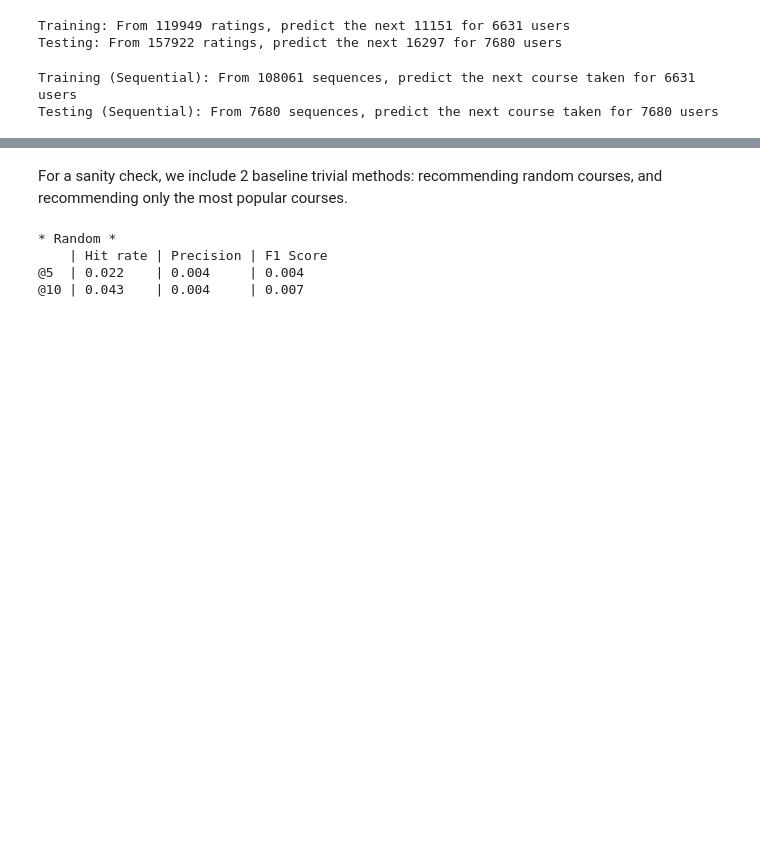
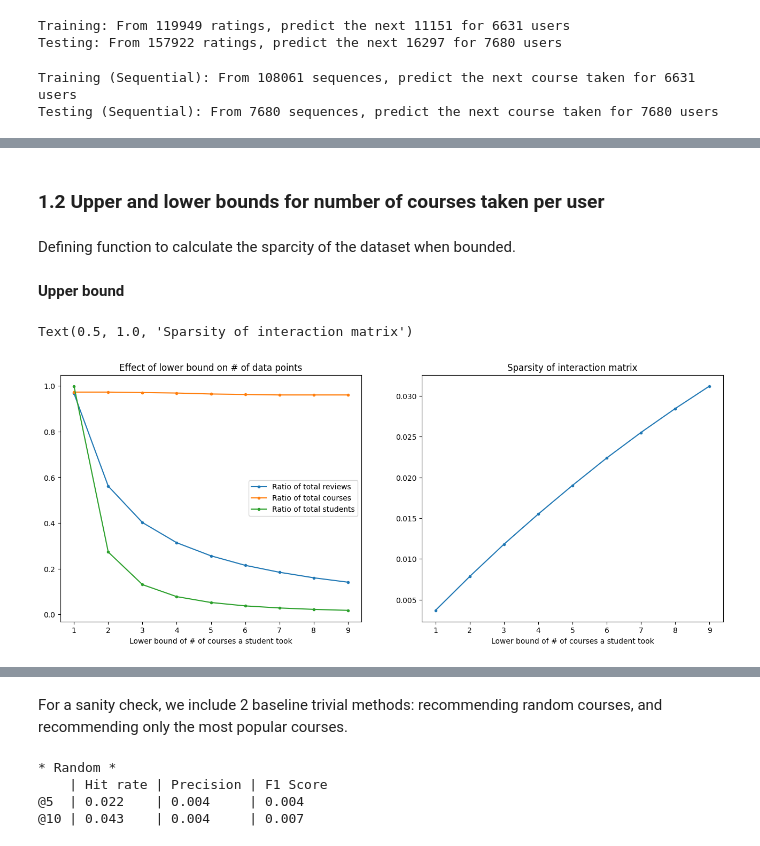
Before and after one commit to franciszac-dlc/comp9727-project, a Jupyter notebook: notebooks/Model Evaluation.ipynb, the cells around one changed output, grey strips where cells are left out. Cells and saved outputs as stored; diff of their text form; code cells hidden in the pictures; blank space fills up the shorter version.

```diff
--- a/notebooks/Model Evaluation.ipynb
+++ b/notebooks/Model Evaluation.ipynb
@@ -69,0 +139,53 @@ Testing (Sequential): From 7680 sequences, predict the next course taken for 768
+# %% [markdown]
+### 1.2 Upper and lower bounds for number of courses taken per user
+# %% [markdown]
+Defining function to calculate the sparcity of the dataset when bounded.
+# %%
+df_reviews = df_ratings[df_ratings['course_id'].isin(df_courses_full.index)].drop_duplicates()
+
+df_students = (df_reviews.groupby('reviewers').agg({
+    'rating': 'mean',
+    'course_id': 'count'
+}).rename(columns={'course_id': 'courses', 'rating': 'avg_rating'})
+  .sort_values(by='courses', ascending=False))
+
+def sparsity(lb, ub):
+    student_set = df_students[df_students['courses'].between(lb, ub)]
+    total_students = len(df_students)
+    student_count = len(student_set)
+
+    review_set = df_reviews[df_reviews['reviewers'].isin(student_set.index)]
+    total_reviews = len(df_reviews)
+    review_count = len(review_set)
+
+    total_courses = len(df_courses_full)
+    courses_count = df_courses_full.index.isin(review_set['course_id']).sum()
+
+    sparsity = review_count / (student_count * courses_count)
+    return (
+        review_count / total_reviews,
+        courses_count / total_courses,
+        student_count / total_students,
+        sparsity
+    )
+# %% [markdown]
+**Upper bound**
+# %%
+x = np.array([1,2,3, 4, 5, 6, 7, 8, 9])
+results = np.array([sparsity(i, 36) for i in x])
+
+fig, axs = plt.subplots(1, 2, figsize=(16, 6))
+
+axs[0].plot(x, results[:, 0], label='Ratio of total reviews', marker='.')
+axs[0].plot(x, results[:, 1], label='Ratio of total courses', marker='.')
+axs[0].plot(x, results[:, 2], label='Ratio of total students', marker='.')
+axs[0].legend()
+axs[0].set_xlabel('Lower bound of # of courses a student took')
+axs[0].set_title('Effect of lower bound on # of data points')
+
+axs[1].plot(x, results[:, 3], label='Sparsity', marker='.')
+axs[1].set_xlabel('Lower bound of # of courses a student took')
+axs[1].set_title('Sparsity of interaction matrix')
+# %% [output]
+Text(0.5, 1.0, 'Sparsity of interaction matrix')
+[figure, added]
```
Also changed, not shown: parts of 36 cells of this notebook.
